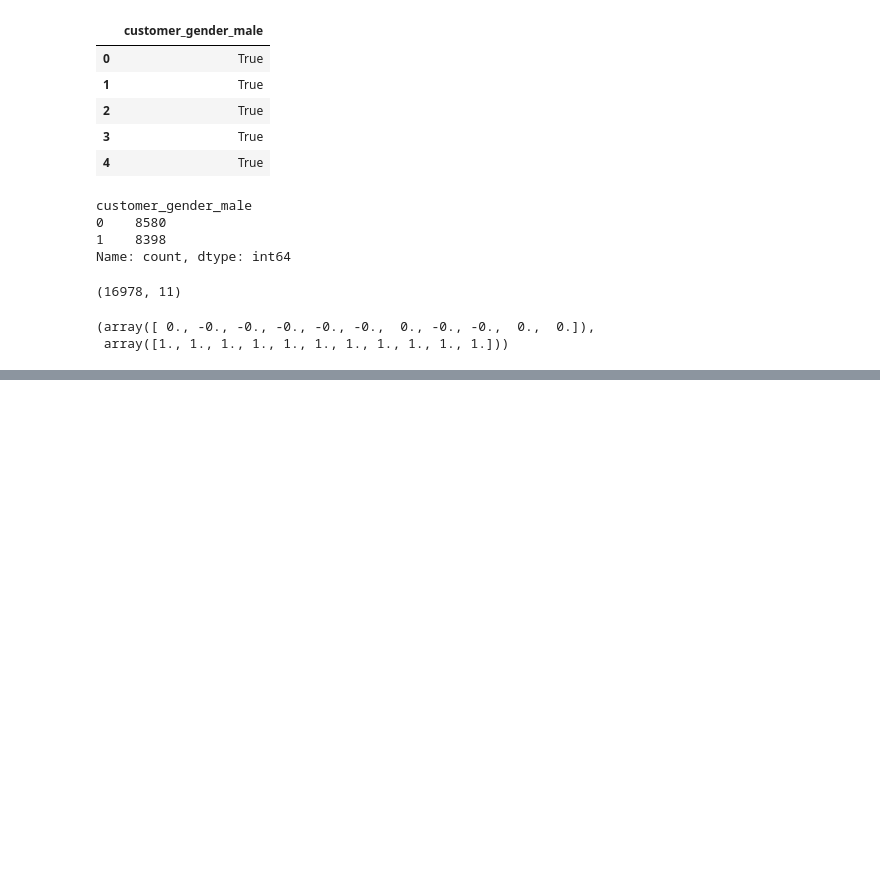
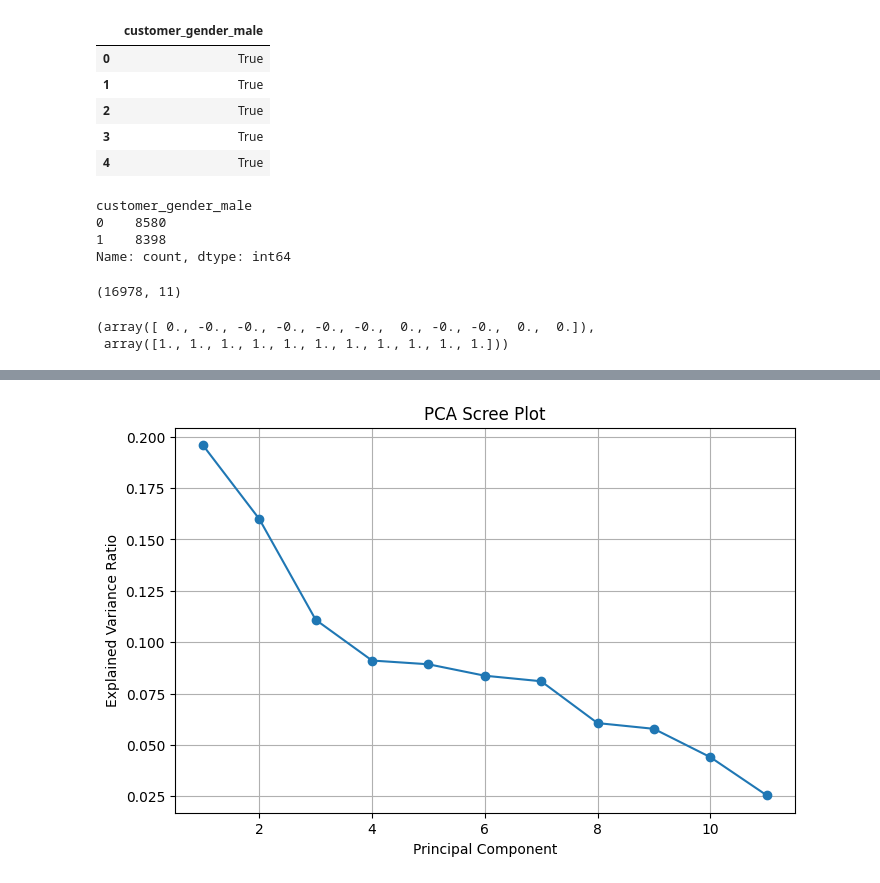
Before and after one commit to Tiana-Coker/customer-segmentation, a Jupyter notebook: notebooks/DMI_2526_Group_39_Notebook.ipynb, the cells around one changed output, grey strips where cells are left out. Cells and saved outputs as stored; diff of their text form; code cells hidden in the pictures; blank space fills up the shorter version.

```diff
--- a/notebooks/DMI_2526_Group_39_Notebook.ipynb
+++ b/notebooks/DMI_2526_Group_39_Notebook.ipynb
@@ -317,0 +320,17 @@ np.round(X_scaled.mean(axis=0), 3), np.round(X_scaled.std(axis=0), 3)
+# %%
+from sklearn.decomposition import PCA
+
+pca = PCA()
+
+pca.fit(X_scaled)
+
+explained_variance = pca.explained_variance_ratio_
+
+cumulative_variance = np.cumsum(explained_variance)
+
+for i in range(10):
+     print(
+       f"PC{i+1}: "
+       f"Explained = {explained_variance[i]:.4f}, "
+       f"Cumulative = {cumulative_variance[i]:.4f}"
+     )
@@ -317,0 +348,16 @@ np.round(X_scaled.mean(axis=0), 3), np.round(X_scaled.std(axis=0), 3)
+# %%
+#Scree plot
+plt.figure(figsize=(8,5))
+plt.plot(
+  range(1, len(explained_variance) + 1),
+  explained_variance,
+  marker="o"
+)
+
+plt.xlabel("Principal Component")
+plt.ylabel("Explained Variance Ratio")
+plt.title("PCA Scree Plot")
+plt.grid(True)
+plt.show()
+# %% [output]
+[figure, added]
```
Also changed, not shown: parts of 5 cells of this notebook, 1 other file.
